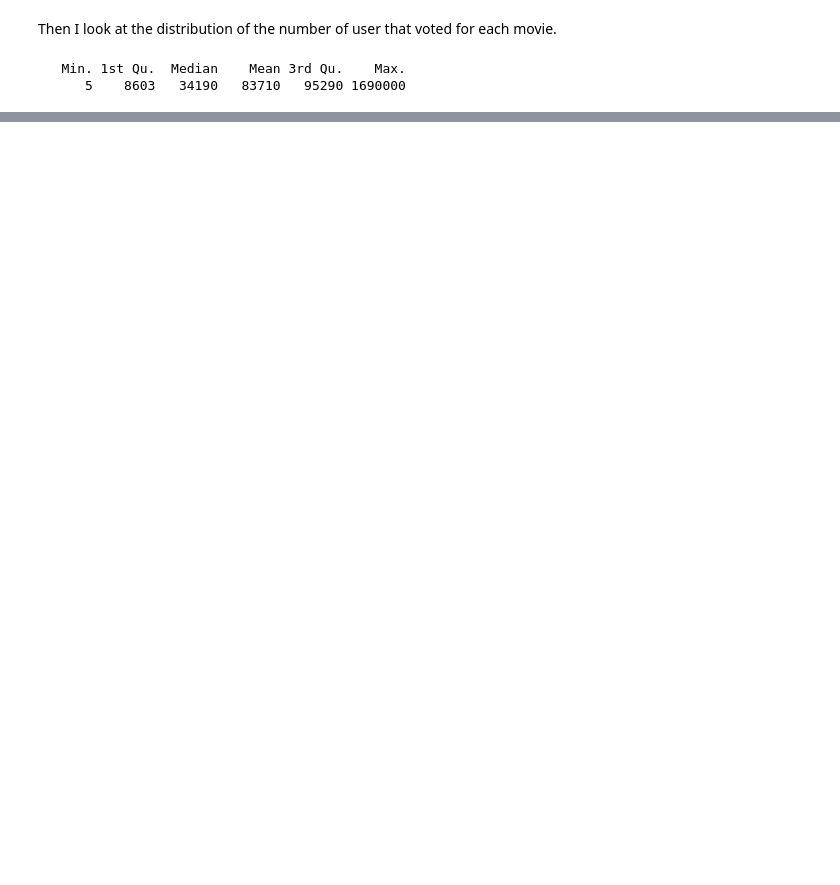
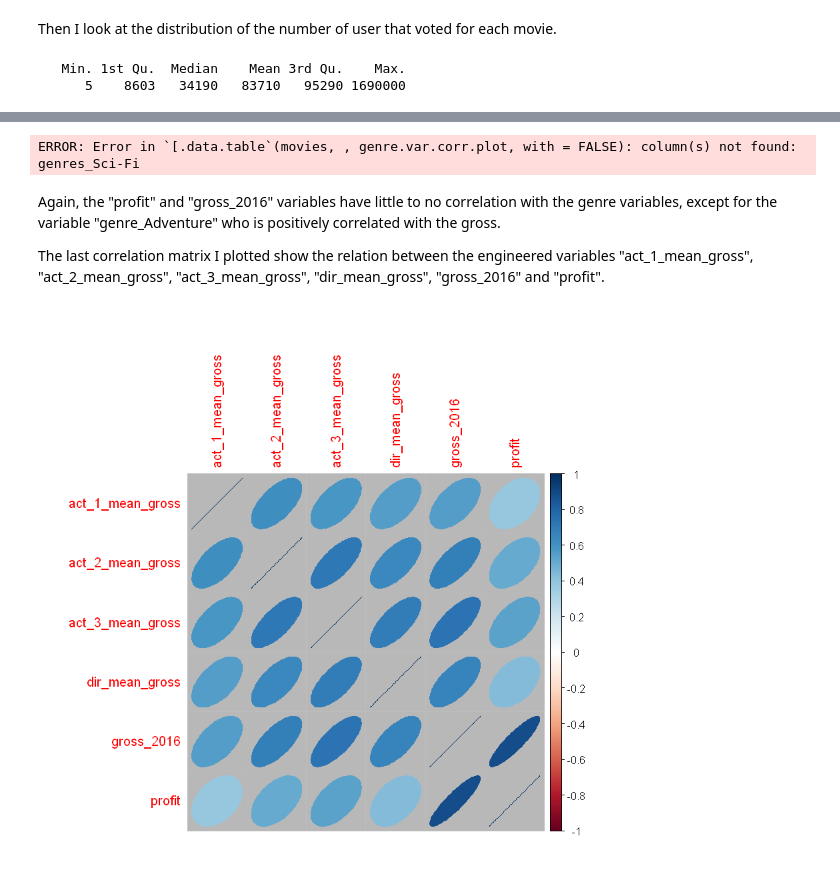
Before and after one commit to GTouzin/Portfolio, a Jupyter notebook: R/IMDB/IMDB_data_exploration.ipynb, the cells around one changed output, grey strips where cells are left out. Cells and saved outputs as stored; diff of their text form; code cells hidden in the pictures; blank space fills up the shorter version.

```diff
--- a/R/IMDB/IMDB_data_exploration.ipynb
+++ b/R/IMDB/IMDB_data_exploration.ipynb
@@ -1318,0 +1287,26 @@ corrplot(corr_movie, method="ellipse", bg="#a8a8a8")
+# %%
+genre.var.corr.plot<-c("genres_Action","genres_Adventure","genres_Animation","genres_Biography","genres_Comedy",
+                        "genres_Crime","genres_Documentary","genres_Drama","genres_Family","genres_Fantasy",
+                        "genres_History","genres_Horror","genres_Music","genres_Musical","genres_Mystery",
+                        "genres_News","genres_Romance","genres_Sci-Fi","genres_Short","genres_Sport",
+                        "genres_Thriller","genres_War","genres_Western","gross_2016","profit")
+
+
+corr_movie<-cor(movies[,genre.var.corr.plot,with=FALSE], use = "na.or.complete")
+#setkey(movies,NULL)
+corrplot(corr_movie, method="ellipse", bg="#b8b8b8")
+# %% [output]
+ERROR: Error in `[.data.table`(movies, , genre.var.corr.plot, with = FALSE): column(s) not found: genres_Sci-Fi
+# %% [markdown]
+Again, the "profit" and "gross_2016" variables have little to no correlation with the genre variables, except for the variable "genre_Adventure" who is positively correlated with the gross.
+
+The last correlation matrix I plotted show the relation between the engineered variables "act_1_mean_gross", "act_2_mean_gross", "act_3_mean_gross", "dir_mean_gross", "gross_2016" and "profit".
+# %%
+mean.gross.corr.plot<-c("act_1_mean_gross","act_2_mean_gross","act_3_mean_gross","dir_mean_gross","gross_2016","profit")
+
+
+corr_movie<-cor(movies[,mean.gross.corr.plot,with=FALSE], use = "na.or.complete")
+#setkey(movies,NULL)
+corrplot(corr_movie, method="ellipse", bg="#b8b8b8")
+# %% [output]
+[figure, added]
```
Also changed, not shown: parts of 151 cells of this notebook, 1 other file.
